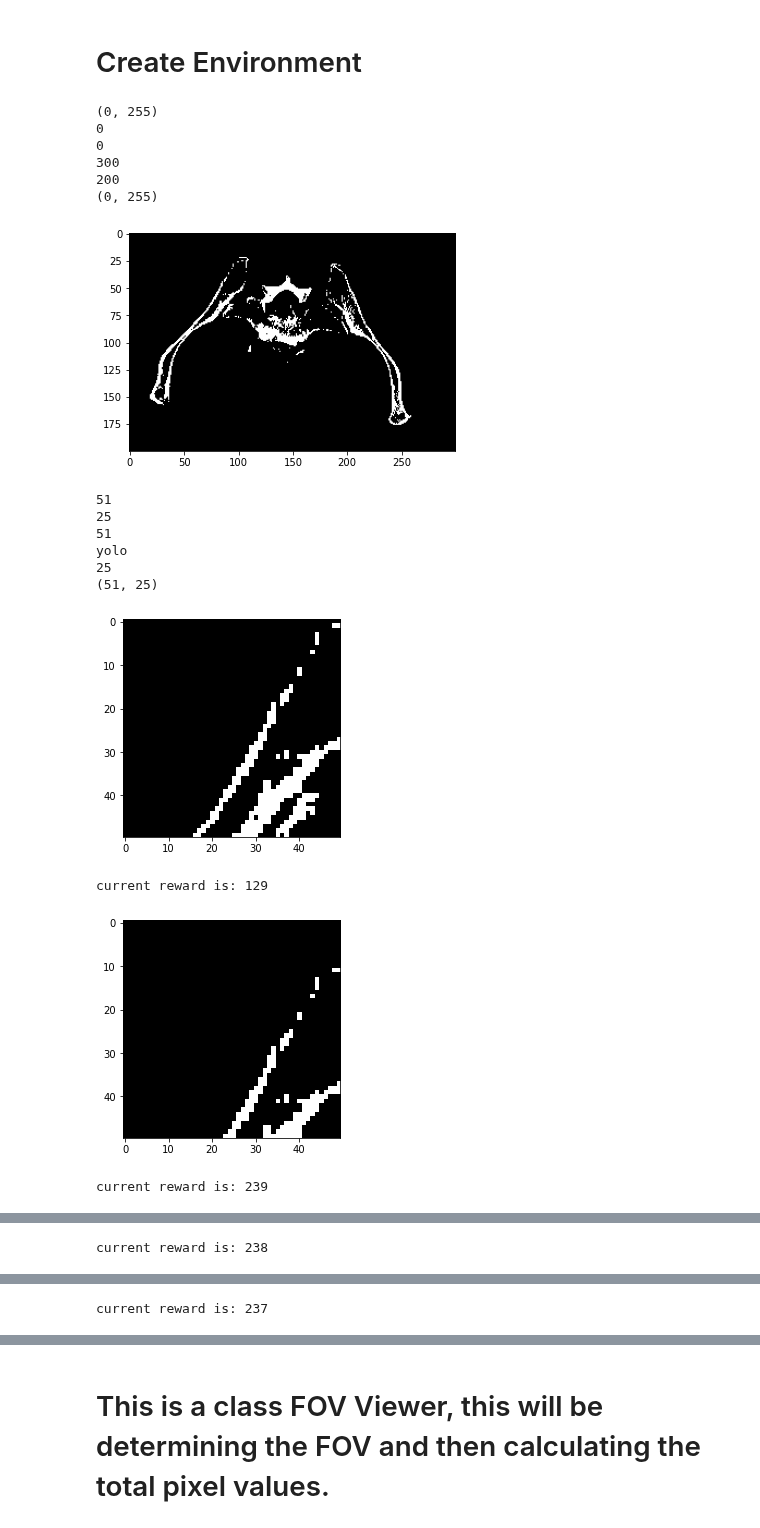
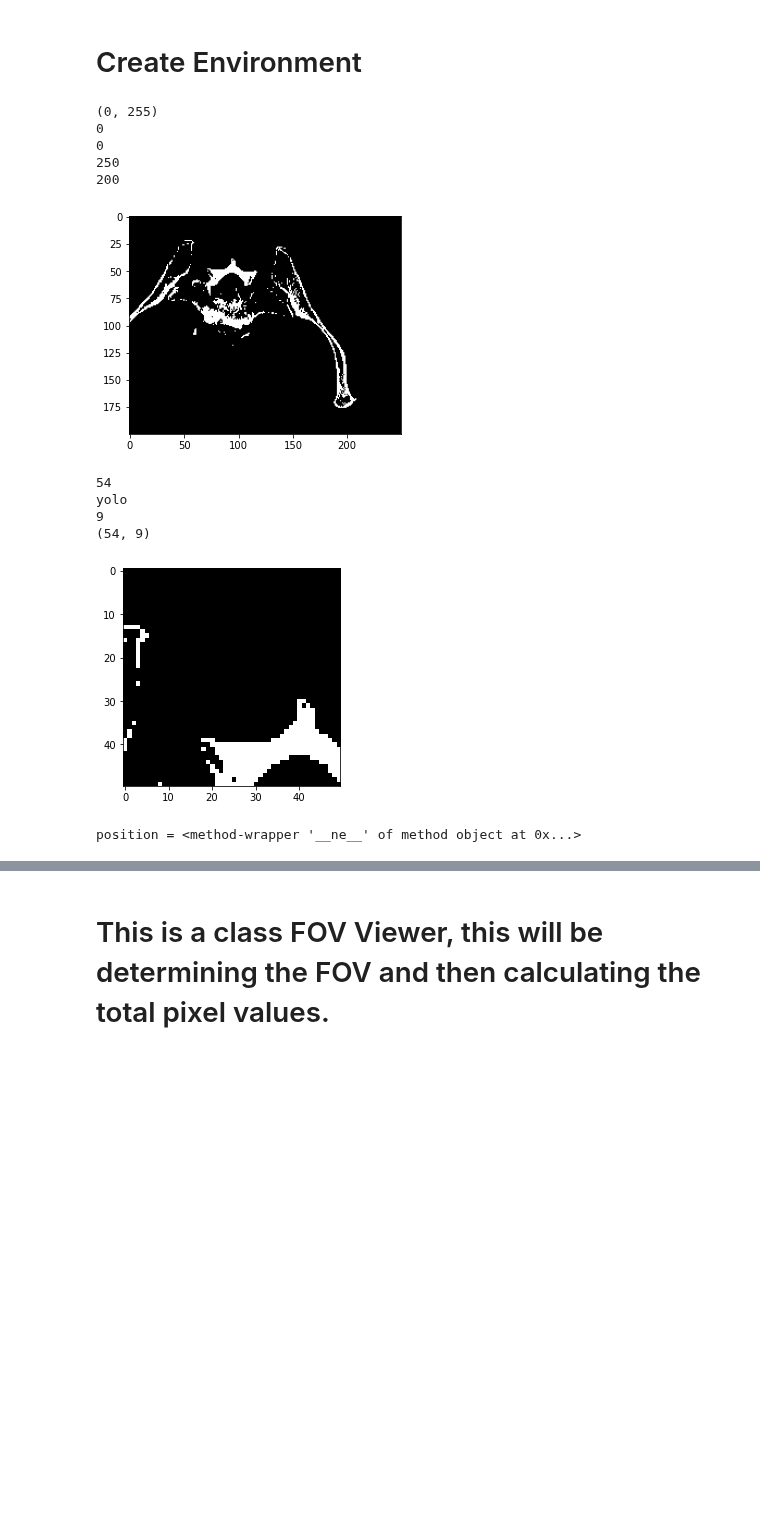
Before and after one commit to aasong113/CT_View_Planning_DeepRL, a Jupyter notebook: DQN/custom_gym_env.ipynb, the cells around one changed output, grey strips where cells are left out. Cells and saved outputs as stored; diff of their text form; code cells hidden in the pictures; blank space fills up the shorter version.

```diff
--- a/DQN/custom_gym_env.ipynb
+++ b/DQN/custom_gym_env.ipynb
@@ -236,58 +250,56 @@ class Center_FOV(Env):
 # %%
 env = Center_FOV()
 obs = env.reset()
+
 plt.imshow(obs, cmap = 'gray')
 #plt.colorbar()
 plt.show()
+print(env.)
+print(f'position = {env.grabber.get_position.__ne__}')
 
-count = 0
-while True:
+# count = 0
+# while True:
 
-    # take random action
-    action = env.action_space.sample()
-    obs, reward, done = env.step(action)
+#     # take random action
+#     action = env.action_space.sample()
+#     obs, reward, done = env.step(action)
 
-    print(f"current reward is: {reward}")
+#     print(f"current reward is: {reward}")
 
-    screen = env.render(mode = "rgb_array")
-    plt.imshow(screen, cmap = 'gray')
-    plt.show()
-    count +=1
-    if done == True or count == 10:
-        break
-env.close()
+#     screen = env.render(mode = "rgb_array")
+#     plt.imshow(screen, cmap = 'gray')
+#     plt.show()
+#     count +=1
+#     if done == True or count == 10:
+#         break
+# env.close()
 
 
 # while True:
 
 #     # take random action
 #     action = env.action_space.sample()
 #     obs, reward, done = env.step(action)
 
 #     print(f"current reward is: {reward}")
 
 #     screen = env.render(mode = "rgb_array")
 #     plt.imshow(screen, cmap = 'gray')
 #     plt.show()
 
 #     if done == True:
 #         break
 # env.close()
 # %% [output]
 (0, 255)
 0
 0
-300
+250
 200
-(0, 255)
-[figure, old version]
+[figure, new version]
-51
-25
-51
+54
 yolo
-25
-(51, 25)
+9
+(54, 9)
-[figure, old version]
+[figure, new version]
-current reward is: 129
+position = <method-wrapper '__ne__' of method object at 0x...>
-[figure, removed]
-current reward is: 239
@@ -295 +305,0 @@ current reward is: 239
-current reward is: 238
@@ -297 +305,0 @@ current reward is: 238
-current reward is: 237
```
Also changed, not shown: parts of 14 cells of this notebook, 1 other file.
